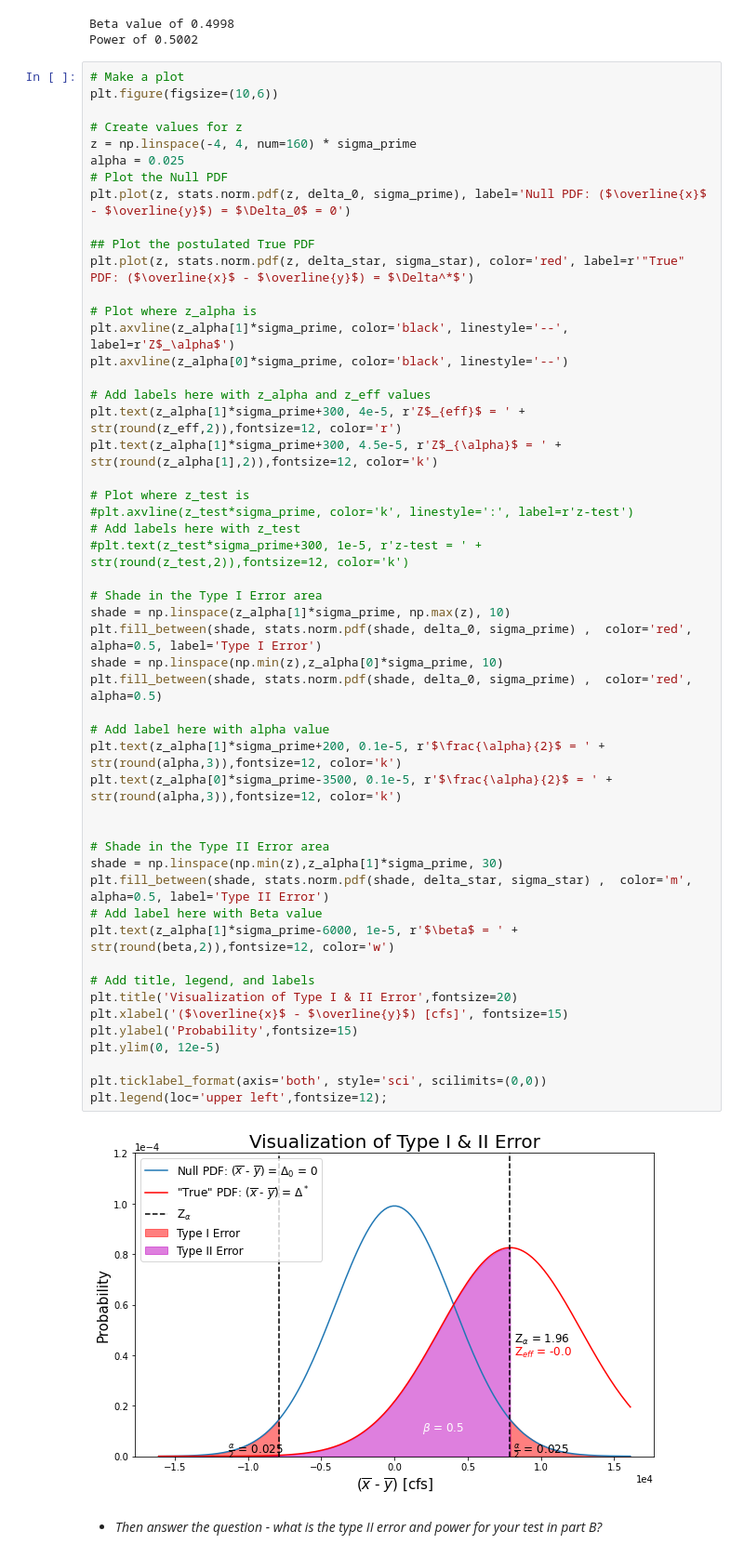
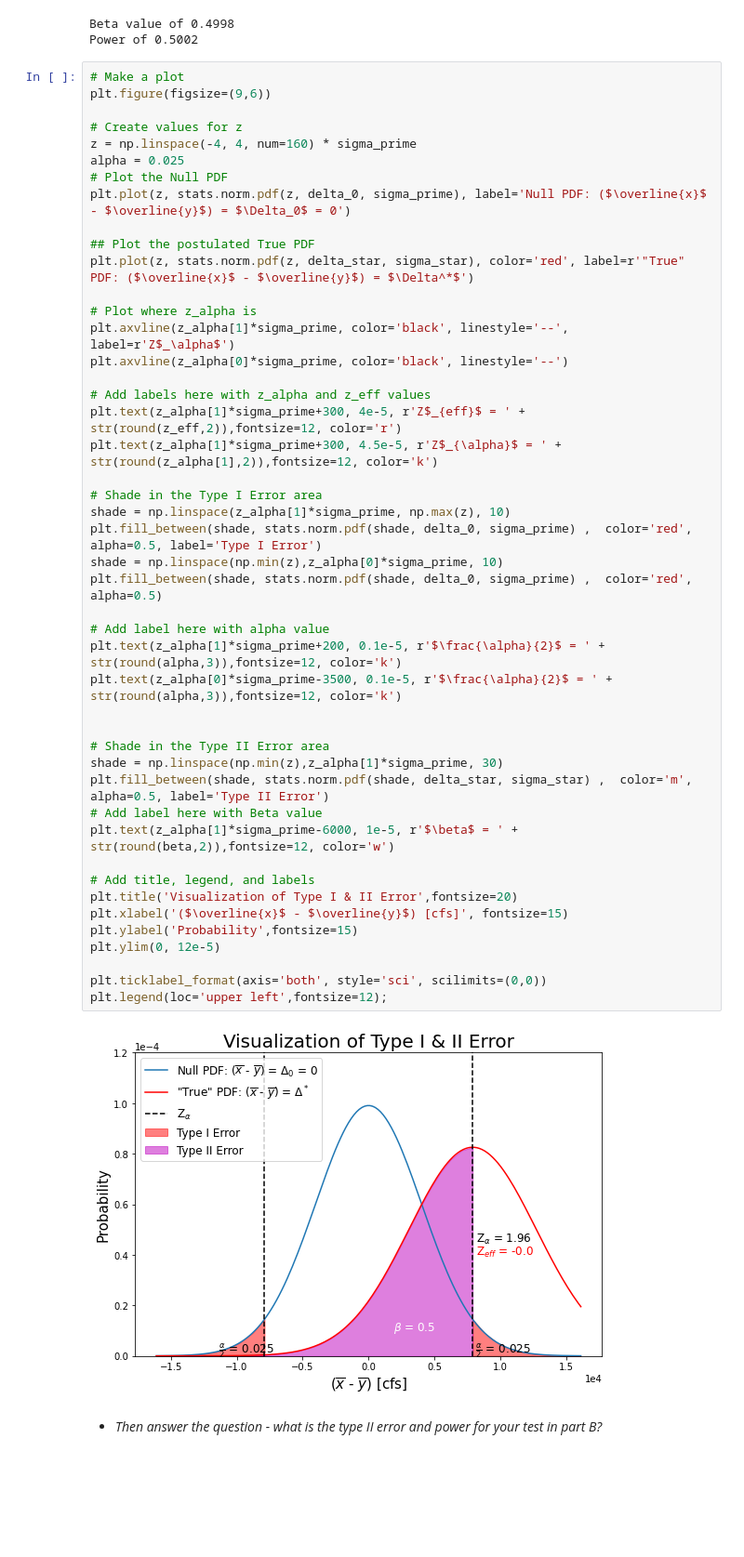
Before and after one commit to egagli/cewa565, a Jupyter notebook: homework/2/hw2.ipynb, the cells around one changed output. Shown at 93% size. Saved outputs shown, nothing was run; the diff lists cells and outputs as text; blank space fills up the shorter version.

```diff
--- a/homework/2/hw2.ipynb
+++ b/homework/2/hw2.ipynb
@@ -238,7 +245,7 @@ Beta value of 0.4998
 Power of 0.5002
 # %%
 # Make a plot
-plt.figure(figsize=(10,6))
+plt.figure(figsize=(9,6))
 
 # Create values for z
 z = np.linspace(-4, 4, num=160) * sigma_prime
@@ -256,39 +263,34 @@ plt.axvline(z_alpha[0]*sigma_prime, color='black', linestyle='--')
 # Add labels here with z_alpha and z_eff values
 plt.text(z_alpha[1]*sigma_prime+300, 4e-5, r'Z$_{eff}$ = ' + str(round(z_eff,2)),fontsize=12, color='r')
 plt.text(z_alpha[1]*sigma_prime+300, 4.5e-5, r'Z$_{\alpha}$ = ' + str(round(z_alpha[1],2)),fontsize=12, color='k')
-
-# Plot where z_test is
-#plt.axvline(z_test*sigma_prime, color='k', linestyle=':', label=r'z-test')
-# Add labels here with z_test
-#plt.text(z_test*sigma_prime+300, 1e-5, r'z-test = ' + str(round(z_test,2)),fontsize=12, color='k')
 
 # Shade in the Type I Error area
 shade = np.linspace(z_alpha[1]*sigma_prime, np.max(z), 10)
 plt.fill_between(shade, stats.norm.pdf(shade, delta_0, sigma_prime) ,  color='red', alpha=0.5, label='Type I Error')
 shade = np.linspace(np.min(z),z_alpha[0]*sigma_prime, 10)
 plt.fill_between(shade, stats.norm.pdf(shade, delta_0, sigma_prime) ,  color='red', alpha=0.5)
 
 # Add label here with alpha value
 plt.text(z_alpha[1]*sigma_prime+200, 0.1e-5, r'$\frac{\alpha}{2}$ = ' + str(round(alpha,3)),fontsize=12, color='k')
 plt.text(z_alpha[0]*sigma_prime-3500, 0.1e-5, r'$\frac{\alpha}{2}$ = ' + str(round(alpha,3)),fontsize=12, color='k')
 
 
 # Shade in the Type II Error area
 shade = np.linspace(np.min(z),z_alpha[1]*sigma_prime, 30)
 plt.fill_between(shade, stats.norm.pdf(shade, delta_star, sigma_star) ,  color='m', alpha=0.5, label='Type II Error')
 # Add label here with Beta value
 plt.text(z_alpha[1]*sigma_prime-6000, 1e-5, r'$\beta$ = ' + str(round(beta,2)),fontsize=12, color='w')
 
 # Add title, legend, and labels
 plt.title('Visualization of Type I & II Error',fontsize=20)
 plt.xlabel('($\overline{x}$ - $\overline{y}$) [cfs]', fontsize=15)
 plt.ylabel('Probability',fontsize=15)
 plt.ylim(0, 12e-5)
 
 plt.ticklabel_format(axis='both', style='sci', scilimits=(0,0))
 plt.legend(loc='upper left',fontsize=12);
 # %% [output]
-[figure, old version]
+[figure, new version]
 # %% [markdown]
 * *Then answer the question - what is the type II error and power for your test in part B?*
 # %% [markdown]
```
Also changed, not shown: parts of 3 cells of this notebook.
